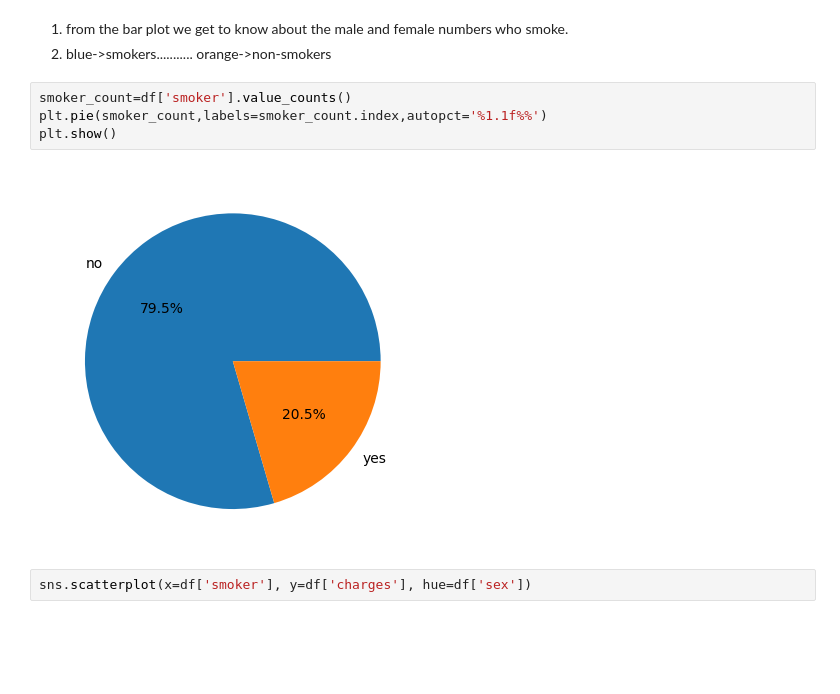
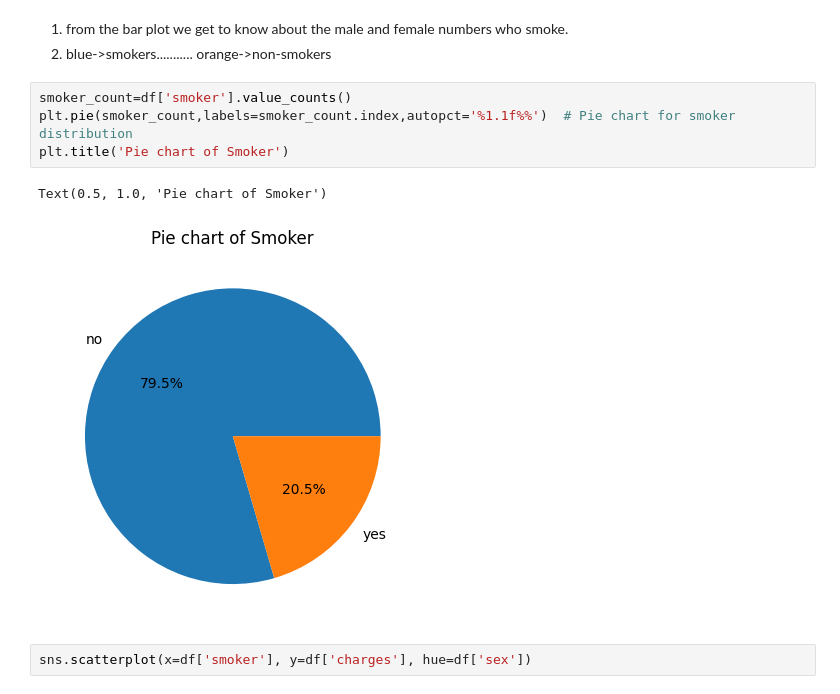
Before and after one commit to kartik23-2/EXploratorydataAnalysis, a Jupyter notebook: Insurance charges analysis/insuranceEDA.ipynb, the cells around one changed output. Cells and saved outputs as stored; diff of their text form; blank space fills up the shorter version.

Commit message:
more visual analysing component added

```diff
--- a/Insurance charges analysis/insuranceEDA.ipynb
+++ b/Insurance charges analysis/insuranceEDA.ipynb
@@ -122,10 +119,11 @@ plt.show()
          orange->non-smokers
 # %%
 smoker_count=df['smoker'].value_counts()
-plt.pie(smoker_count,labels=smoker_count.index,autopct='%1.1f%%')
-plt.show()
+plt.pie(smoker_count,labels=smoker_count.index,autopct='%1.1f%%')  # Pie chart for smoker distribution
+plt.title('Pie chart of Smoker')
 # %% [output]
+Text(0.5, 1.0, 'Pie chart of Smoker')
-[figure, old version]
+[figure, new version]
 # %%
 sns.scatterplot(x=df['smoker'], y=df['charges'], hue=df['sex'])
 # %% [output]
```
Also changed, not shown: parts of 5 cells of this notebook.
